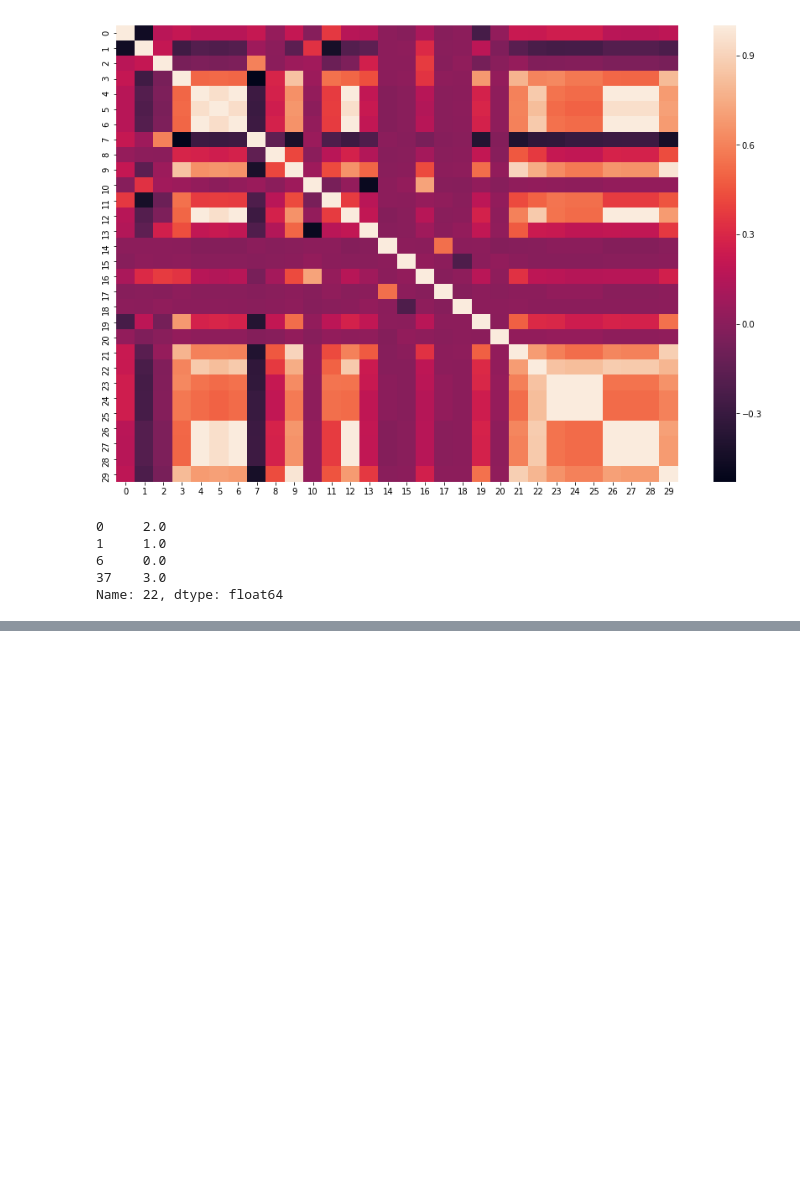
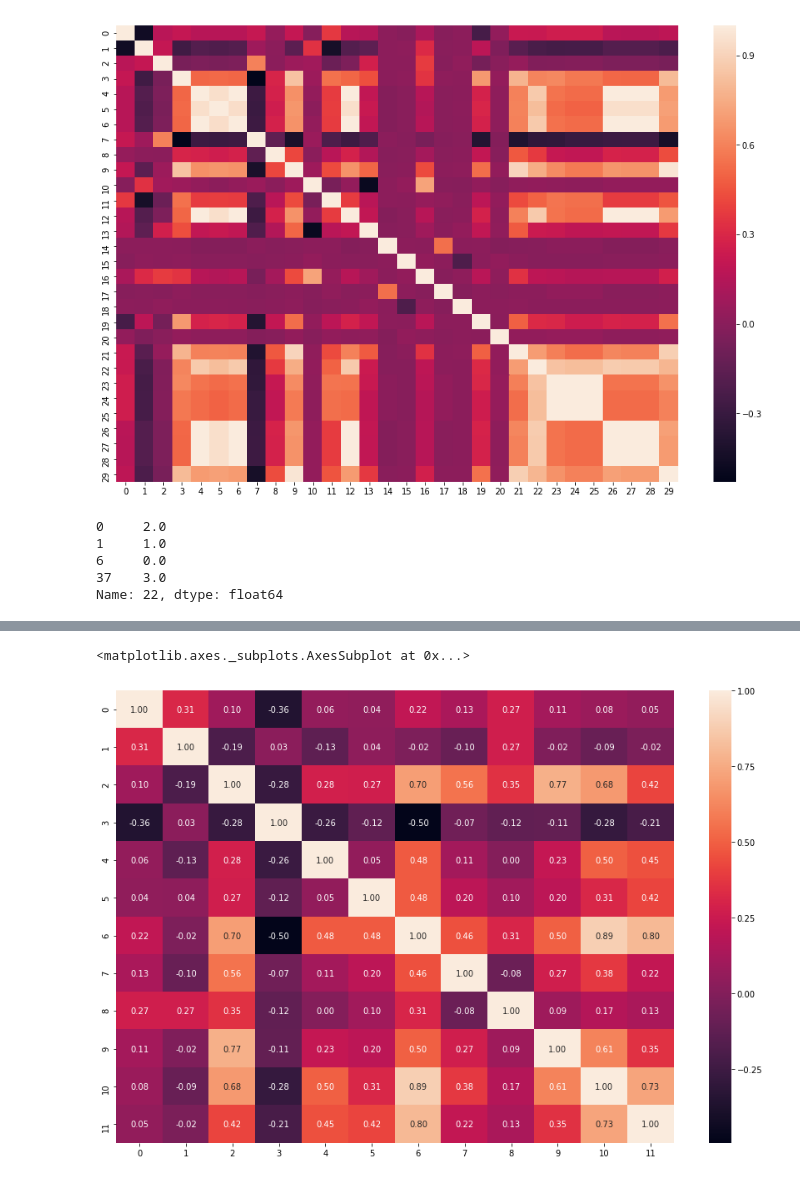
Before and after one commit to AntB95/ML, a Jupyter notebook: Project 1/Project_1_clean.ipynb, the cells around one changed output, grey strips where cells are left out. Cells and saved outputs as stored; diff of their text form; code cells hidden in the pictures; blank space fills up the shorter version.

```diff
--- a/Project 1/Project_1_clean.ipynb
+++ b/Project 1/Project_1_clean.ipynb
@@ -198,6 +198,9 @@ sns.heatmap(df.corr(), xticklabels = df.corr().columns, yticklabels = df.corr().
 # %%
-#plt.figure(1, figsize = (15, 10))
-#sns.heatmap(df.corr(), xticklabels = df.corr().columns, yticklabels = df.corr().columns, annot=True, fmt=".2f")
+plt.figure(1, figsize = (15, 10))
+sns.heatmap(df.corr(), xticklabels = df.corr().columns, yticklabels = df.corr().columns, annot=True, fmt=".2f")
+# %% [output]
+<matplotlib.axes._subplots.AxesSubplot at 0x...>
+[figure, added]
 # %%
 #standardize
 (x_train_0,_) = standardize(x_train_0,x_train_0)
```
Also changed, not shown: parts of 4 cells of this notebook, 2 other files.
